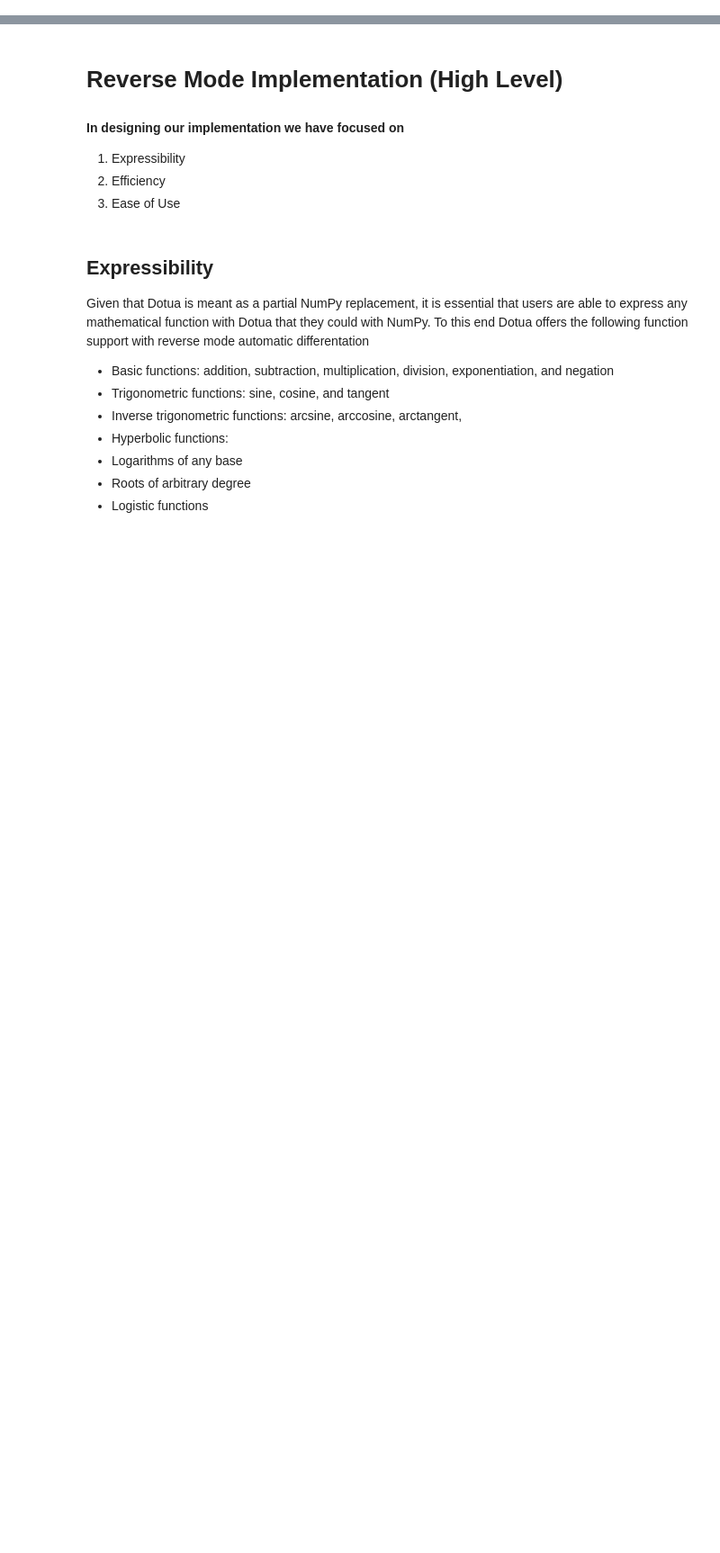
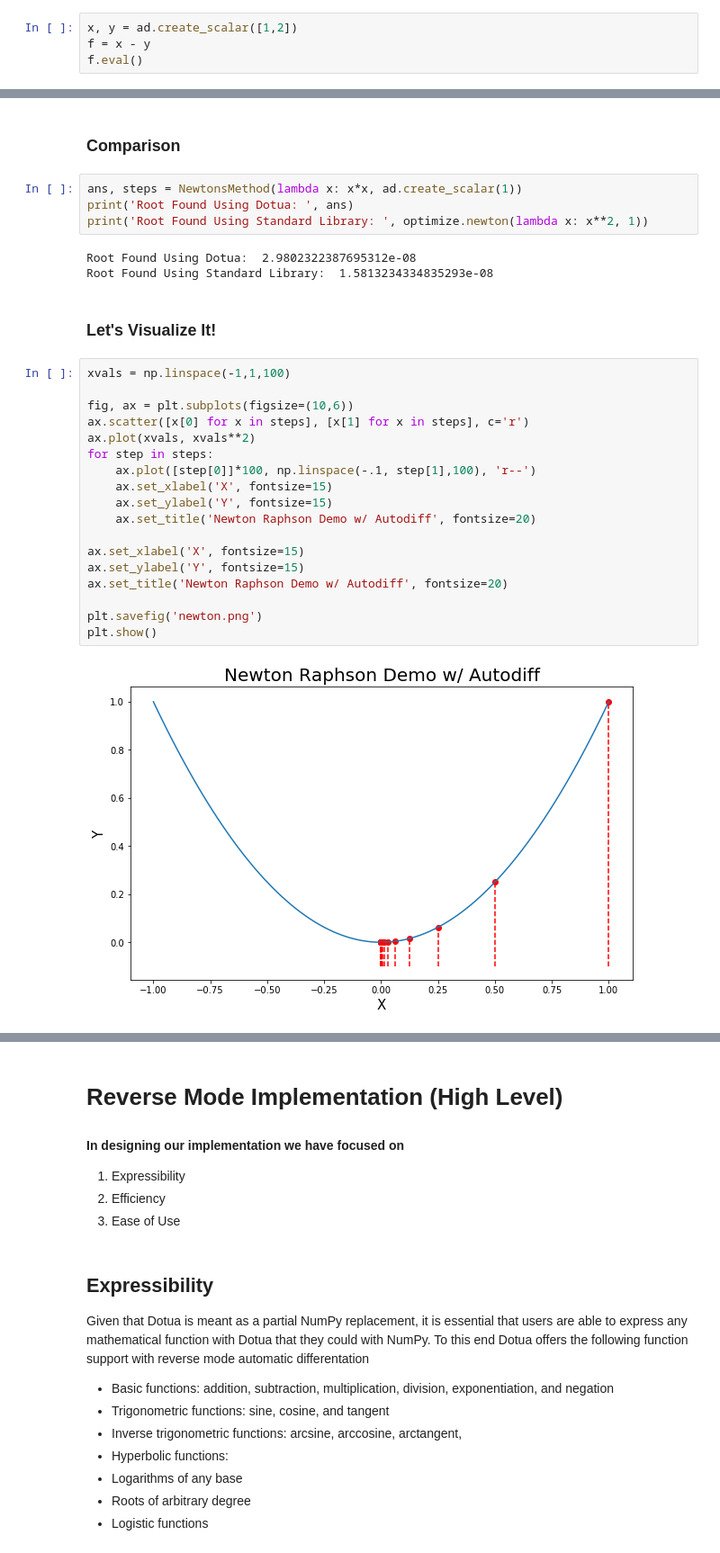
Before and after one commit to NicholasStern/Dotua, a Jupyter notebook: presentation.ipynb, the cells around one changed output, grey strips where cells are left out. Shown at 90% size. Cells and saved outputs as stored; diff of their text form; blank space fills up the shorter version.

```diff
--- a/presentation.ipynb
+++ b/presentation.ipynb
@@ -0,0 +63,4 @@
+# %%
+x, y = ad.create_scalar([1,2])
+f = x - y
+f.eval()
@@ -0,0 +144,31 @@
+# %% [markdown]
+### Comparison
+# %%
+ans, steps = NewtonsMethod(lambda x: x*x, ad.create_scalar(1))
+print('Root Found Using Dotua: ', ans)
+print('Root Found Using Standard Library: ', optimize.newton(lambda x: x**2, 1))
+# %% [output]
+Root Found Using Dotua:  2.9802322387695312e-08
+Root Found Using Standard Library:  1.5813234334835293e-08
+# %% [markdown]
+### Let's Visualize It!
+# %%
+xvals = np.linspace(-1,1,100)
+
+fig, ax = plt.subplots(figsize=(10,6))
+ax.scatter([x[0] for x in steps], [x[1] for x in steps], c='r')
+ax.plot(xvals, xvals**2)
+for step in steps:
+    ax.plot([step[0]]*100, np.linspace(-.1, step[1],100), 'r--')
+    ax.set_xlabel('X', fontsize=15)
+    ax.set_ylabel('Y', fontsize=15)
+    ax.set_title('Newton Raphson Demo w/ Autodiff', fontsize=20)
+
+ax.set_xlabel('X', fontsize=15)
+ax.set_ylabel('Y', fontsize=15)
+ax.set_title('Newton Raphson Demo w/ Autodiff', fontsize=20)
+
+plt.savefig('newton.png')
+plt.show()
+# %% [output]
+[figure, added]
```
Also changed, not shown: parts of 35 cells of this notebook, 4 other files.
